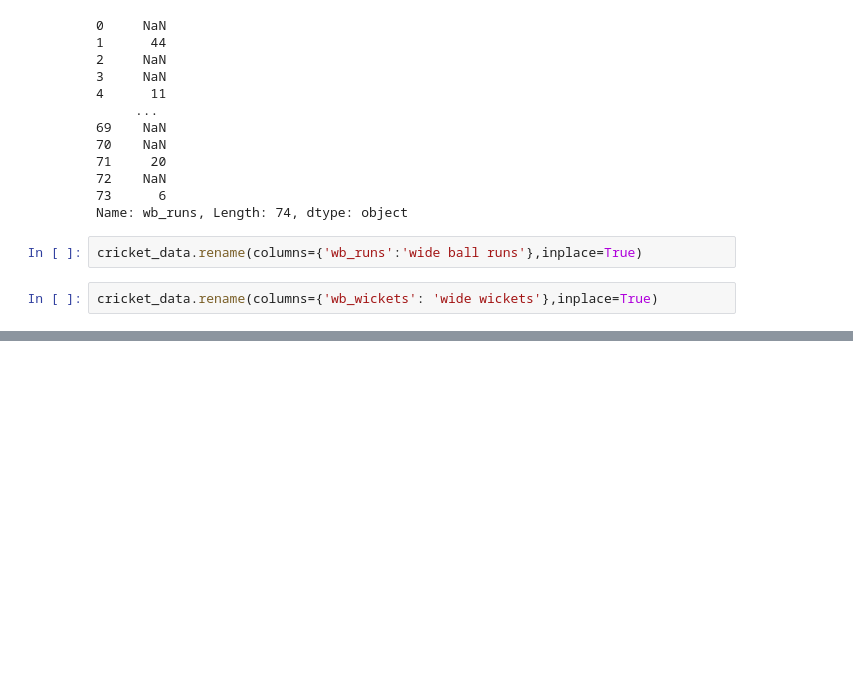
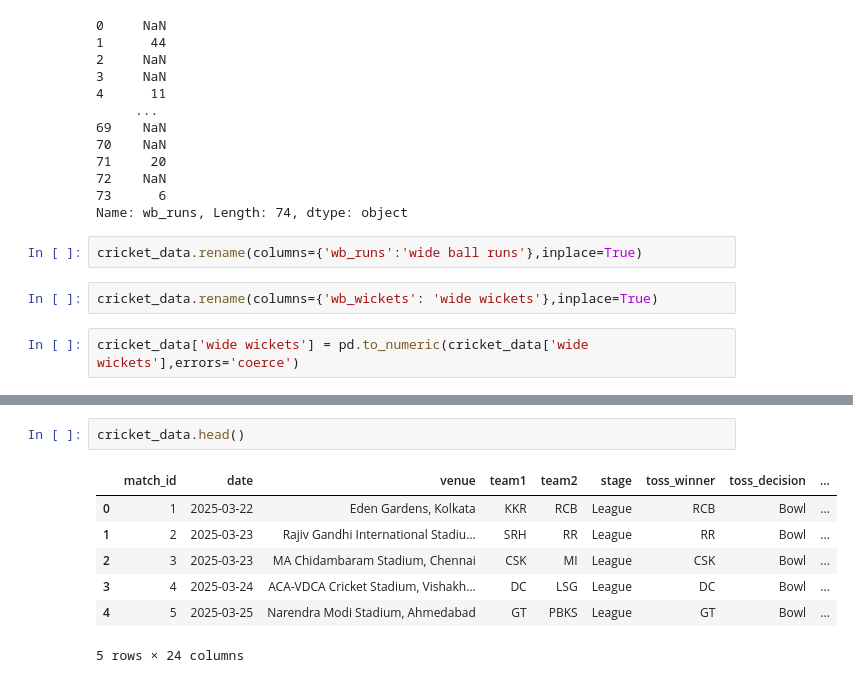
Before and after one commit to R123gh/Data-analytics-project-, a Jupyter notebook: Cricket_dataset.ipynb, the cells around one changed output, grey strips where cells are left out. Drawn from its saved outputs; the diff is of its cells as text; blank space fills up the shorter version.

```diff
--- a/Cricket_dataset.ipynb
+++ b/Cricket_dataset.ipynb
@@ -448,3 +441,5 @@ Name: wb_runs, Length: 74, dtype: object
 cricket_data.rename(columns={'wb_runs':'wide ball runs'},inplace=True)
 # %%
 cricket_data.rename(columns={'wb_wickets': 'wide wickets'},inplace=True)
+# %%
+cricket_data['wide wickets'] = pd.to_numeric(cricket_data['wide wickets'],errors='coerce')
@@ -450,0 +501,10 @@ cricket_data.rename(columns={'wb_wickets': 'wide wickets'},inplace=True)
+# %%
+cricket_data.head()
+# %% [output]
+|  | match_id | date | venue | team1 | team2 | stage | toss_winner | toss_decision | ... |
+| 0 | 1 | 2025-03-22 | Eden Gardens, Kolkata | KKR | RCB | League | RCB | Bowl | ... |
+| 1 | 2 | 2025-03-23 | Rajiv Gandhi International Stadiu... | SRH | RR | League | RR | Bowl | ... |
+| 2 | 3 | 2025-03-23 | MA Chidambaram Stadium, Chennai | CSK | MI | League | CSK | Bowl | ... |
+| 3 | 4 | 2025-03-24 | ACA-VDCA Cricket Stadium, Vishakh... | DC | LSG | League | DC | Bowl | ... |
+| 4 | 5 | 2025-03-25 | Narendra Modi Stadium, Ahmedabad | GT | PBKS | League | GT | Bowl | ... |
+5 rows × 24 columns
```
Also changed, not shown: parts of 34 cells of this notebook.
